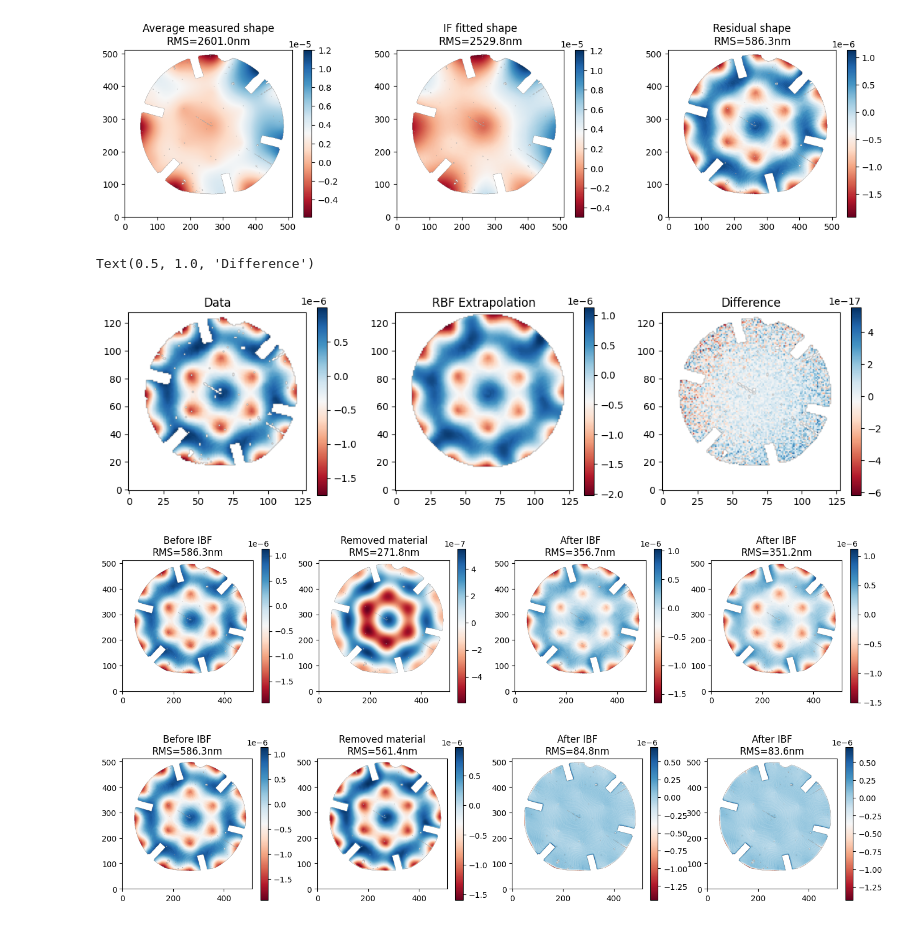
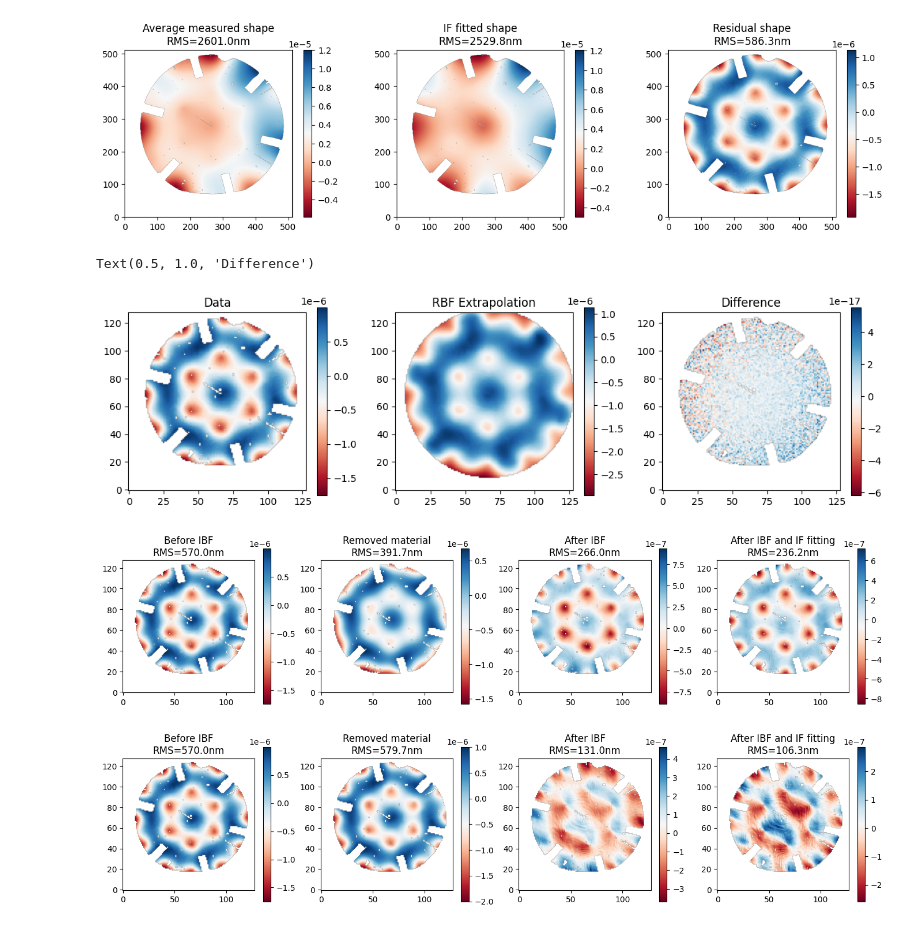
Before and after one commit to runabriguglio/SPLATT, a Jupyter notebook: splattsw/JupyterNotebooks/scratchSplattFlat.ipynb, the cells around one changed output. Drawn from its saved outputs; the diff is of its cells as text; code cells hidden in the pictures.

```diff
--- a/splattsw/JupyterNotebooks/scratchSplattFlat.ipynb
+++ b/splattsw/JupyterNotebooks/scratchSplattFlat.ipynb
@@ -71,6 +71,8 @@ IF = np.zeros([np.sum(1-master_mask),Nacts],dtype=float)
 for j in range(Nacts):
     im = rebin(IMcube[:,:,j],mask_shape)
     IF[:,j] = im[~master_mask]
+
+IF_full = IF.copy()
 # %%
 U,D,Vt = np.linalg.svd(IF,full_matrices=False)
 R = (Vt.T * 1/D) @ U.T
@@ -102,12 +104,12 @@ Text(0.5, 1.0, 'Residual shape\nRMS=586.3nm')
 from scipy.interpolate import Rbf
 
 # Extrapolate missing data in image using thin-plate-spline interpolation
-binned_shape = (128,128)
+binned_shape = (256,256)
 img_rebin = rebin(diff,binned_shape)
-mask_rebin = rebin(master_mask,binned_shape)
+mask_rebin = np.array(rebin(master_mask,binned_shape),dtype=bool)
 
 # Extract valid (non-masked) pixel coordinates and values
-valid_mask = ~mask_rebin.astype(bool)
+valid_mask = ~mask_rebin
 y_valid, x_valid = np.where(valid_mask)
 z_valid = img_rebin[valid_mask]
 
@@ -119,7 +121,8 @@ Y, X = np.mgrid[0:img_rebin.shape[0], 0:img_rebin.shape[1]]
 diff_fill = rbf(X, Y)
 # %%
 rho = lambda x,y, xc, yc: np.sqrt((x-xc)**2+(y-yc)**2)
-mask_fill = np.fromfunction(lambda i,j: rho(i,j,71,66)>=440/4/2, img_rebin.shape).astype(bool)
+mask_fill = np.fromfunction(lambda i,j: rho(i,j,69,67)>=484/2/2, img_rebin.shape).astype(bool)
+# mask_fill = np.fromfunction(lambda i,j: rho(i,j,71,66)>=440/4/2, img_rebin.shape).astype(bool)
 
 # Optionally show the filled image
 plt.figure(figsize=(14, 3.5))
@@ -137,11 +140,22 @@ plt.colorbar()
 plt.title('Difference')
 # %% [output]
 Text(0.5, 1.0, 'Difference')
-[figure, old version]
+[figure, new version]
+# %%
+# rebin mask and IFs
+IF = np.zeros([np.sum(1-mask_rebin.astype(bool)),IF.shape[1]])
+
+for j in range(IF.shape[1]):
+    if_2d = reshape_on_mask(IF_full[:,j],master_mask)
+    if_2d_rebin = rebin(if_2d,binned_shape)
+    IF[:,j] = if_2d_rebin[~mask_rebin.astype(bool)]
+
+R = np.linalg.pinv(IF)
 # %%
-pix_scale = 400e-3/428 # m/pix
+c = 512/min(binned_shape)
+pix_scale = 400e-3/428*c # m/pix
 
-def simulate_ibf(img, fwhm:float, mask=master_mask, amp:float=1e-8, pix_scale:float=pix_scale):
+def simulate_ibf(img, fwhm:float, mask=mask_rebin, amp:float=1e-8, pix_scale:float=pix_scale):
 
     # Gaussian removal function
     sigma = fwhm/pix_scale/(np.sqrt(np.log(2**8)))
@@ -191,9 +205,9 @@ def simulate_ibf(img, fwhm:float, mask=master_mask, amp:float=1e-8, pix_scale:fl
     plt.title(f'After IBF and IF fitting\nRMS={np.std(ibf_fit[~mask])*1e+9:1.1f}nm')
     return ibf_img
 # %%
-ibf50_img = simulate_ibf(diff, fwhm=50e-3)
-ibf5_img = simulate_ibf(diff, fwhm=5e-3)
+ibf50_img = simulate_ibf(diff_fill, fwhm=50e-3)
+ibf5_img = simulate_ibf(diff_fill, fwhm=5e-3)
 # %% [output]
-[figure, old version]
+[figure, new version]
-[figure, old version]
+[figure, new version]
 # %%
```
Also changed, not shown: parts of 6 cells of this notebook, 1 other file.
